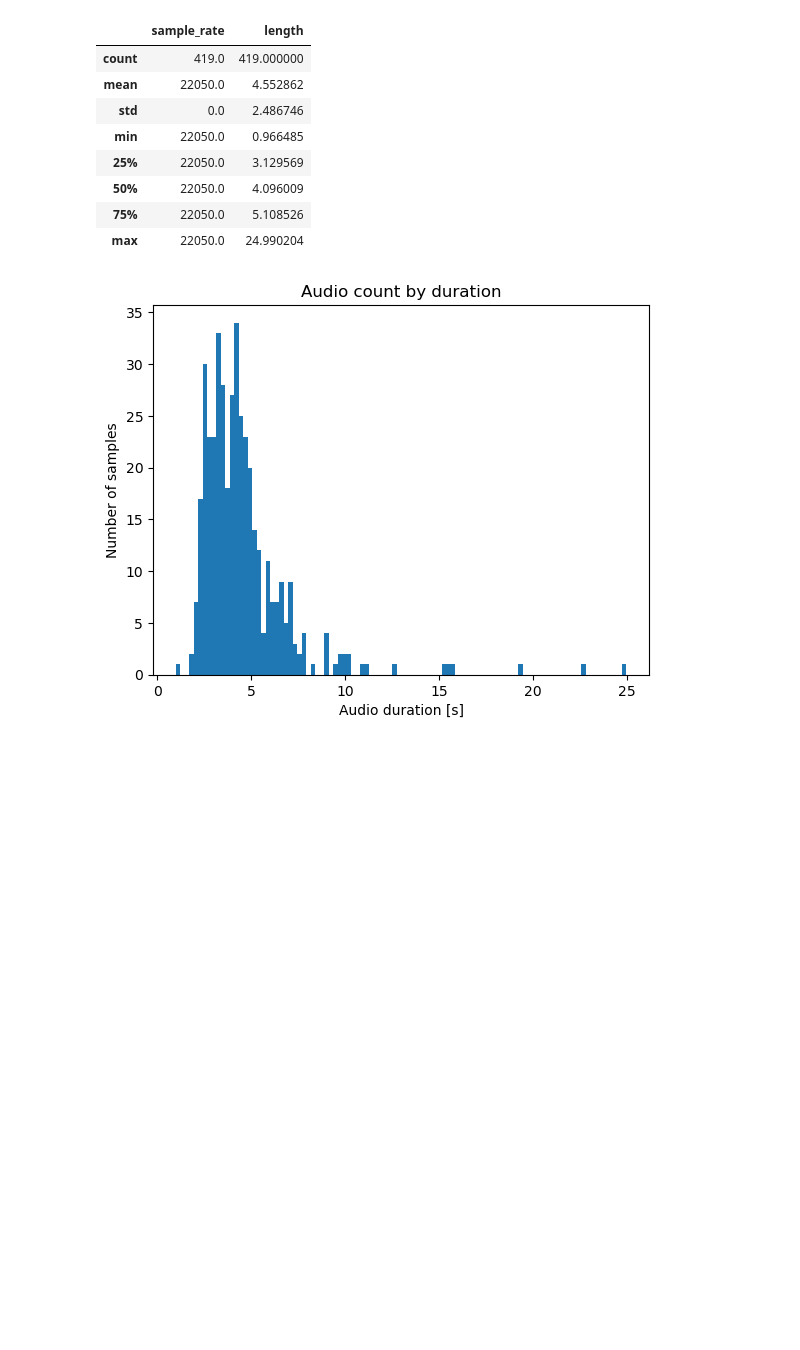
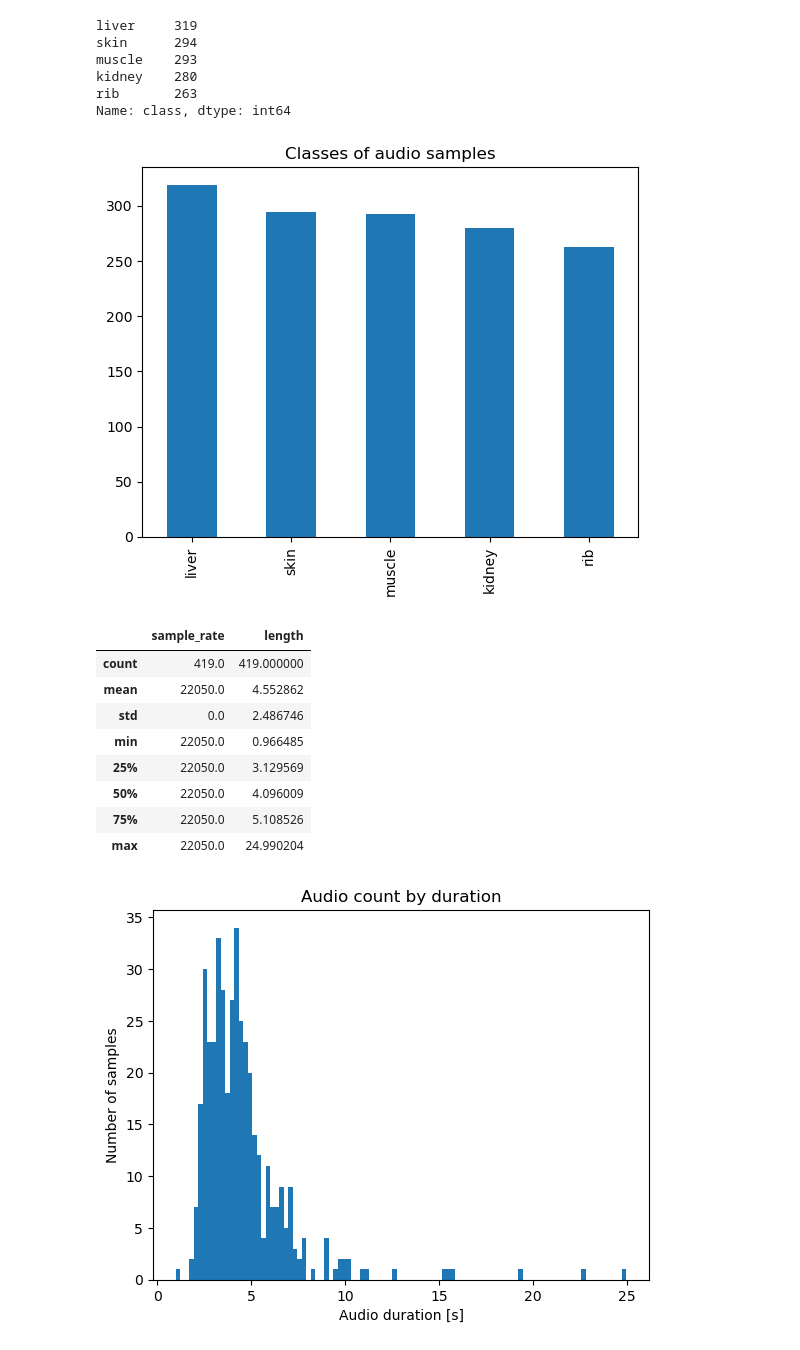
Before and after one commit to wsrtka/NeedleNet, a Jupyter notebook: needlenet/poc.ipynb, the cells around one changed output. Cells and saved outputs as stored; diff of their text form; code cells hidden in the pictures; blank space fills up the shorter version.

```diff
--- a/needlenet/poc.ipynb
+++ b/needlenet/poc.ipynb
@@ -12,5 +43,5 @@ from scipy.io.wavfile import write
 # %%
-DATASET_DIR = "../data"
+DATASET_DIR = "../new_data"
 
 file_infos = []
 
@@ -18,7 +49,7 @@ files = [
     os.path.join(dp, f)
     for dp, dn, filenames in os.walk(DATASET_DIR)
     for f in filenames
-    if os.path.splitext(f)[1] == ".WAV"
+    if os.path.splitext(f)[1] == ".wav"
 ]
 
 for file in files:
@@ -31,6 +62,21 @@ for file in files:
     file_infos.append(file_info)
 
 file_infos = pd.DataFrame(file_infos)
+# %%
+file_infos["class"].value_counts()
+# %% [output]
+liver     319
+skin      294
+muscle    293
+kidney    280
+rib       263
+Name: class, dtype: int64
+# %%
+file_infos["class"].value_counts().plot(kind="bar")
+plt.title("Classes of audio samples")
+plt.show()
+# %% [output]
+[figure, added]
 # %%
 file_infos.describe()
 # %% [output]
```
Also changed, not shown: parts of 4 cells of this notebook, 4 other files.
